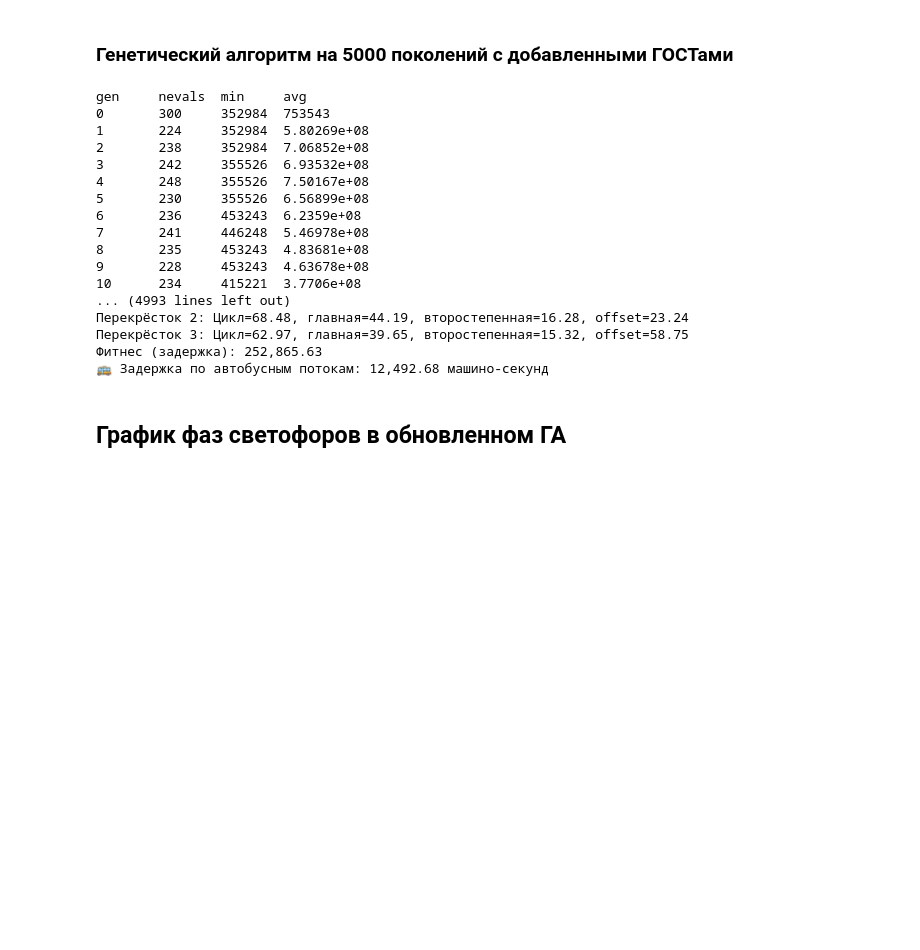
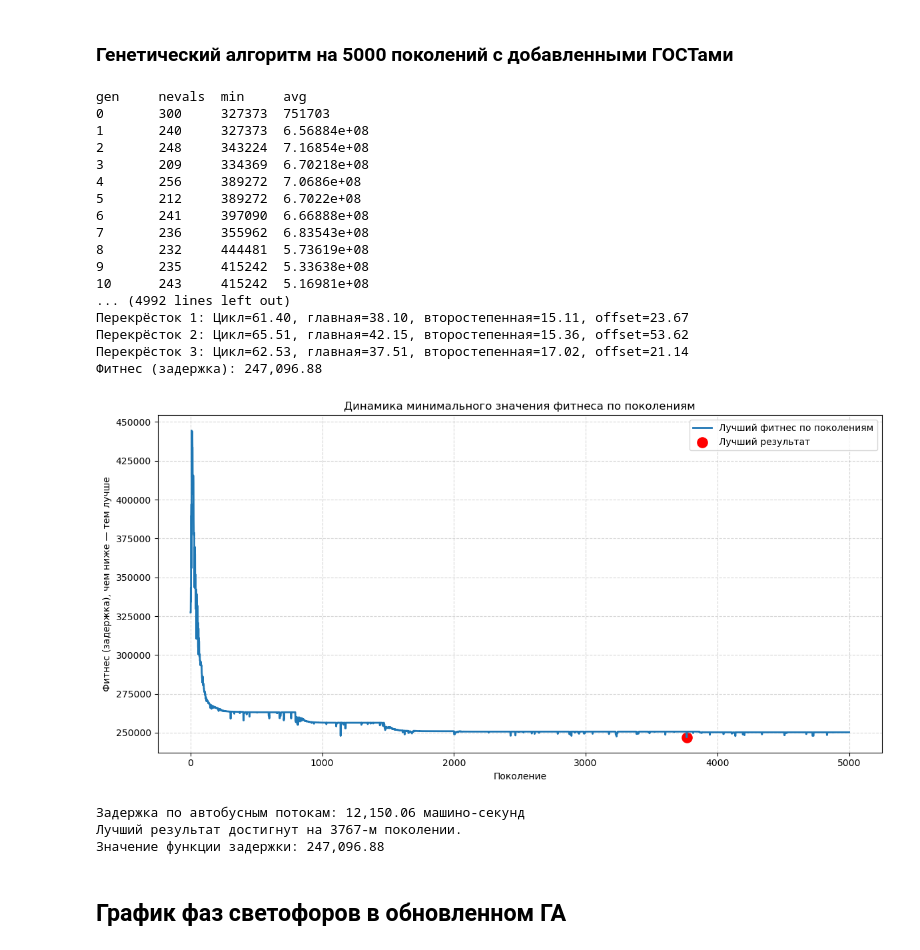
Before and after one commit to mongys/hack_era, a Jupyter notebook: solutions.ipynb, the cells around one changed output. Cells and saved outputs as stored; diff of their text form; code cells hidden in the pictures; blank space fills up the shorter version.

```diff
--- a/solutions.ipynb
+++ b/solutions.ipynb
@@ -652,10 +660,11 @@ def run():
     stats.register("min", np.min)
     stats.register("avg", np.mean)
 
-    algorithms.eaSimple(pop, toolbox,
-                        cxpb=0.7, mutpb=0.3,
-                        ngen=5000, stats=stats,
-                        halloffame=hof, verbose=True)
+    # algorithms.eaSimple возвращает (population, logbook)
+    pop, logbook = algorithms.eaSimple(pop, toolbox,
+                                       cxpb=0.7, mutpb=0.3,
+                                       ngen=5000, stats=stats,
+                                       halloffame=hof, verbose=True)
 
     best = hof[0]
     print("\n=== Лучшее решение ===")
@@ -665,52 +674,76 @@ def run():
         print(f"Перекрёсток {i+1}: Цикл={c:.2f}, главная={g1:.2f}, второстепенная={g2:.2f}, offset={off:.2f}")
     print(f"Фитнес (задержка): {fitness(best)[0]:,.2f}")
 
     with open("best_solution.json", "w") as f:
         json.dump(best, f)
-    return best
+
+    return best, logbook
 
 # Подсчёт задержки автобусов по решению
 def compute_bus_delay(solution):
     bus_delay = 0.0
     for i in range(NUM_INTERSECTIONS):
         base = i * GENE_SIZE
         cycle, g_main, g_sec, offset = solution[base:base+GENE_SIZE]
         df = flows[flows.intersection_id == (i+1)]
         for _, row in df.iterrows():
             is_main = row.approach in ('N', 'S')
             flow = row.intensity_veh_per_hr
             bus_share = row.bus_share
             flow_bus = flow * bus_share
             green = g_main if is_main else g_sec
             bonus = constraints['min_extra_green_sec']
             eff_green = min(cycle, green + bonus)
 
             delay = (cycle - eff_green) * flow_bus
             bus_delay += delay
     return bus_delay
 
+
 if __name__ == "__main__":
-    best_solution = run()
+    best_solution, logbook = run()
+    min_history = logbook.select("min")
+    generations = np.arange(len(min_history))
+    min_value = np.min(min_history)
+    min_index = np.argmin(min_history)
+
+    plt.figure(figsize=(12, 6))
+    plt.plot(generations, min_history, label='Лучший фитнес по поколениям', lw=2)
+    plt.scatter([min_index], [min_value], color='red', s=120, marker='o', label='Лучший результат')
+    plt.title("Динамика минимального значения фитнеса по поколениям")
+    plt.xlabel("Поколение")
+    plt.ylabel("Фитнес (задержка), чем ниже — тем лучше")
+    plt.legend()
+    plt.grid(True, linestyle='--', alpha=0.5)
+    plt.tight_layout()
+    plt.show()
+
     bus_only_delay = compute_bus_delay(best_solution)
-    print(f"🚌 Задержка по автобусным потокам: {bus_only_delay:,.2f} машино-секунд")
+    print(f"Задержка по автобусным потокам: {bus_only_delay:,.2f} машино-секунд")
+    print(f"Лучший результат достигнут на {min_index}-м поколении.")
+    print(f"Значение функции задержки: {min_value:,.2f}")
 # %% [output]
 gen     nevals  min     avg
-0       300     352984  753543
-1       224     352984  5.80269e+08
-2       238     352984  7.06852e+08
-3       242     355526  6.93532e+08
-4       248     355526  7.50167e+08
-5       230     355526  6.56899e+08
-6       236     453243  6.2359e+08
-7       241     446248  5.46978e+08
-8       235     453243  4.83681e+08
-9       228     453243  4.63678e+08
-10      234     415221  3.7706e+08
-... (4993 lines left out)
-Перекрёсток 2: Цикл=68.48, главная=44.19, второстепенная=16.28, offset=23.24
-Перекрёсток 3: Цикл=62.97, главная=39.65, второстепенная=15.32, offset=58.75
-Фитнес (задержка): 252,865.63
-🚌 Задержка по автобусным потокам: 12,492.68 машино-секунд
+0       300     327373  751703
+1       240     327373  6.56884e+08
+2       248     343224  7.16854e+08
+3       209     334369  6.70218e+08
+4       256     389272  7.0686e+08
+5       212     389272  6.7022e+08
+6       241     397090  6.66888e+08
+7       236     355962  6.83543e+08
+8       232     444481  5.73619e+08
+9       235     415242  5.33638e+08
+10      243     415242  5.16981e+08
+... (4992 lines left out)
+Перекрёсток 1: Цикл=61.40, главная=38.10, второстепенная=15.11, offset=23.67
+Перекрёсток 2: Цикл=65.51, главная=42.15, второстепенная=15.36, offset=53.62
+Перекрёсток 3: Цикл=62.53, главная=37.51, второстепенная=17.02, offset=21.14
+Фитнес (задержка): 247,096.88
+[figure, added]
+Задержка по автобусным потокам: 12,150.06 машино-секунд
+Лучший результат достигнут на 3767-м поколении.
+Значение функции задержки: 247,096.88
 # %% [markdown]
 ## График фаз светофоров в обновленном ГА
 # %%
```
Also changed, not shown: parts of 16 cells of this notebook, 1 other file.
